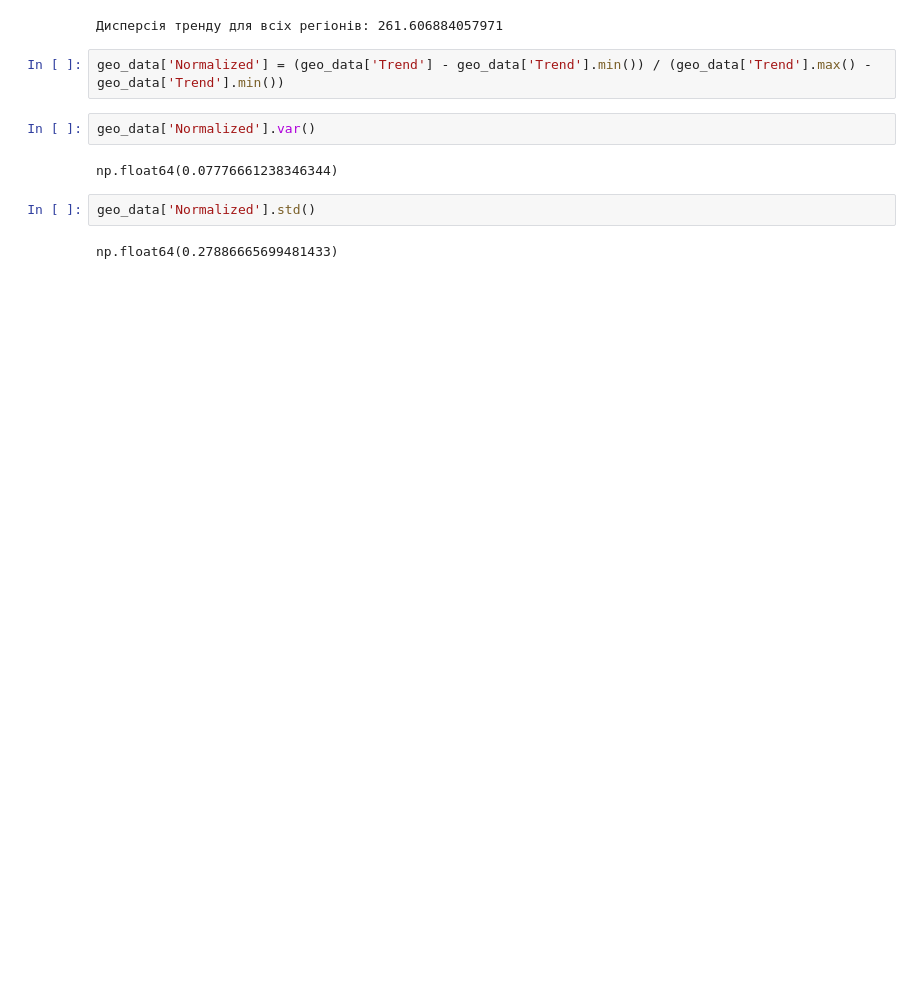
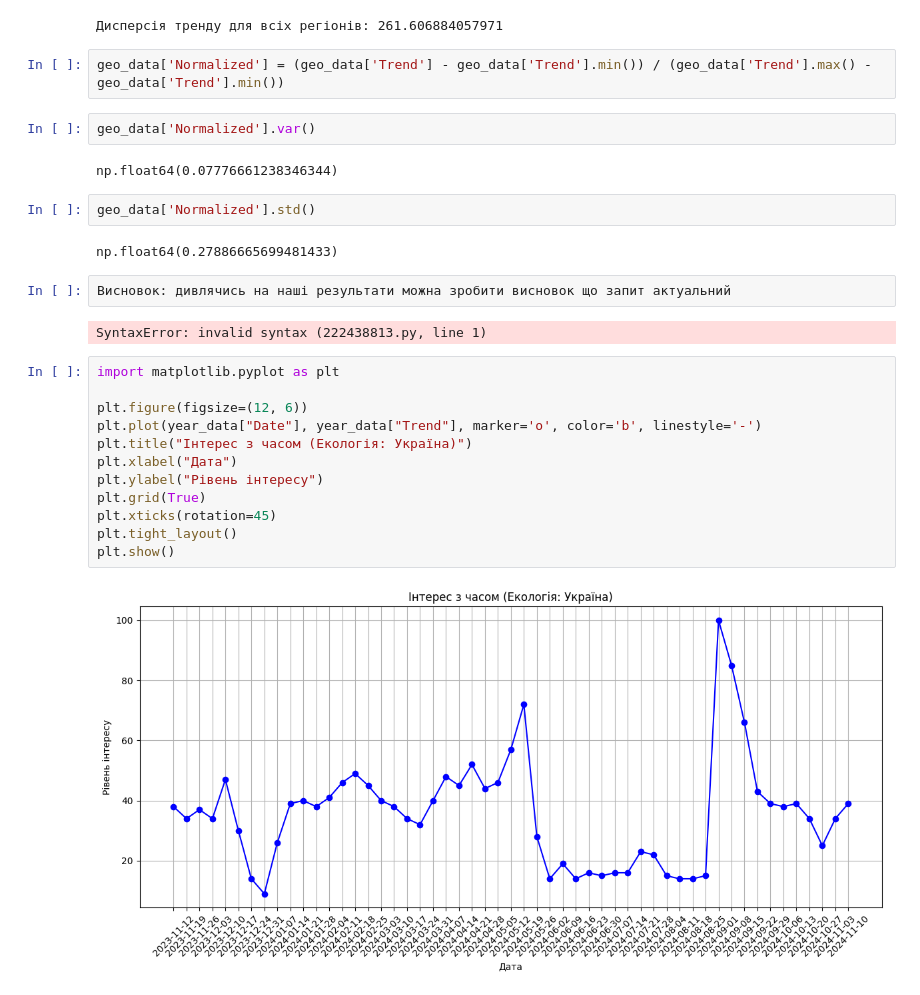
Before and after one commit to arc-lena/bloom, a Jupyter notebook: statistics/vika.ipynb, the cells around one changed output. Saved outputs shown, nothing was run; the diff lists cells and outputs as text; blank space fills up the shorter version.

```diff
--- a/statistics/vika.ipynb
+++ b/statistics/vika.ipynb
@@ -82,3 +82,21 @@ np.float64(0.07776661238346344)
 geo_data['Normalized'].std()
 # %% [output]
 np.float64(0.27886665699481433)
+# %%
+Висновок: дивлячись на наші результати можна зробити висновок що запит актуальний
+# %% [output]
+SyntaxError: invalid syntax (222438813.py, line 1)
+# %%
+import matplotlib.pyplot as plt
+
+plt.figure(figsize=(12, 6))
+plt.plot(year_data["Date"], year_data["Trend"], marker='o', color='b', linestyle='-')
+plt.title("Інтерес з часом (Екологія: Україна)")
+plt.xlabel("Дата")
+plt.ylabel("Рівень інтересу")
+plt.grid(True)
+plt.xticks(rotation=45)
+plt.tight_layout()
+plt.show()
+# %% [output]
+[figure, added]
```
Also changed, not shown: parts of 7 cells of this notebook.
